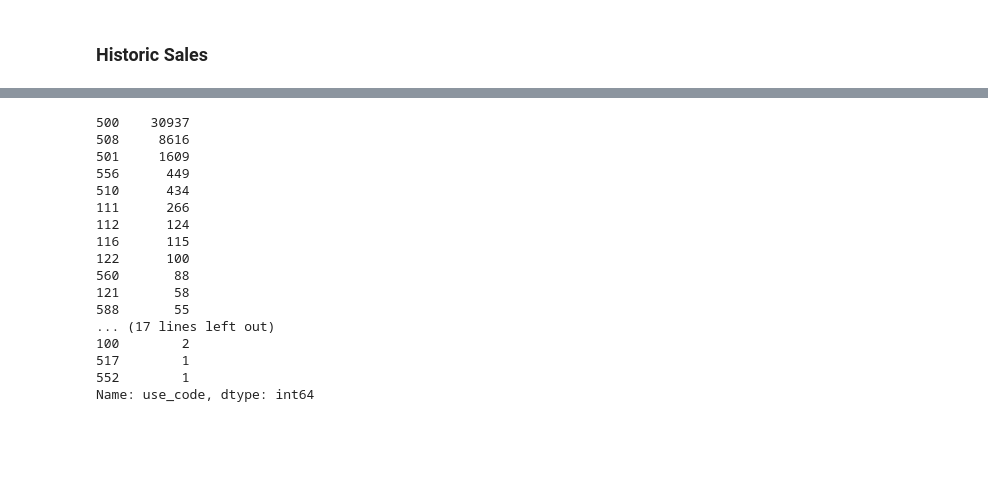
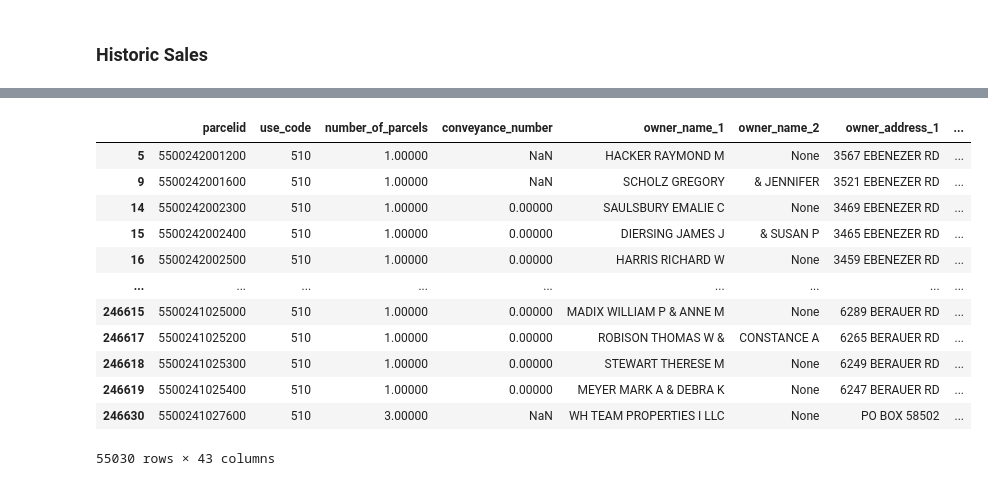
Before and after one commit to JunTaoLuo/ErukaExp, a Jupyter notebook: missingness_exploration.ipynb, the cells around one changed output, grey strips where cells are left out. Saved outputs shown, nothing was run; the diff lists cells and outputs as text; code cells hidden in the pictures; blank space fills up the shorter version.

```diff
--- a/missingness_exploration.ipynb
+++ b/missingness_exploration.ipynb
@@ -302,20 +328,18 @@ missing_deets
-# %%
-missing_deets['use_code'].value_counts()
-# %% [output]
-500    30937
-508     8616
-501     1609
-556      449
-510      434
-111      266
-112      124
-116      115
-122      100
-560       88
-121       58
-588       55
-... (17 lines left out)
-100        2
-517        1
-552        1
-Name: use_code, dtype: int64
+# %%
+hs_zero_sale_price = hs[hs['sale_price'] == 0]
+
+hs_zero_sale_price
+# %% [output]
+|  | parcelid | use_code | number_of_parcels | conveyance_number | owner_name_1 | owner_name_2 | owner_address_1 | ... |
+| 5 | 5500242001200 | 510 | 1.00000 | NaN | HACKER RAYMOND M | None | 3567 EBENEZER RD | ... |
+| 9 | 5500242001600 | 510 | 1.00000 | NaN | SCHOLZ GREGORY | & JENNIFER | 3521 EBENEZER RD | ... |
+| 14 | 5500242002300 | 510 | 1.00000 | 0.00000 | SAULSBURY EMALIE C | None | 3469 EBENEZER RD | ... |
+| 15 | 5500242002400 | 510 | 1.00000 | 0.00000 | DIERSING JAMES J | & SUSAN P | 3465 EBENEZER RD | ... |
+| 16 | 5500242002500 | 510 | 1.00000 | 0.00000 | HARRIS RICHARD W | None | 3459 EBENEZER RD | ... |
+| ... | ... | ... | ... | ... | ... | ... | ... | ... |
+| 246615 | 5500241025000 | 510 | 1.00000 | 0.00000 | MADIX WILLIAM P & ANNE M | None | 6289 BERAUER RD | ... |
+| 246617 | 5500241025200 | 510 | 1.00000 | 0.00000 | ROBISON THOMAS W & | CONSTANCE A | 6265 BERAUER RD | ... |
+| 246618 | 5500241025300 | 510 | 1.00000 | 0.00000 | STEWART THERESE M | None | 6249 BERAUER RD | ... |
+| 246619 | 5500241025400 | 510 | 1.00000 | 0.00000 | MEYER MARK A & DEBRA K | None | 6247 BERAUER RD | ... |
+| 246630 | 5500241027600 | 510 | 3.00000 | NaN | WH TEAM PROPERTIES I LLC | None | PO BOX 58502 | ... |
+55030 rows × 43 columns
```
Also changed, not shown: parts of 14 cells of this notebook, 1 other file.
